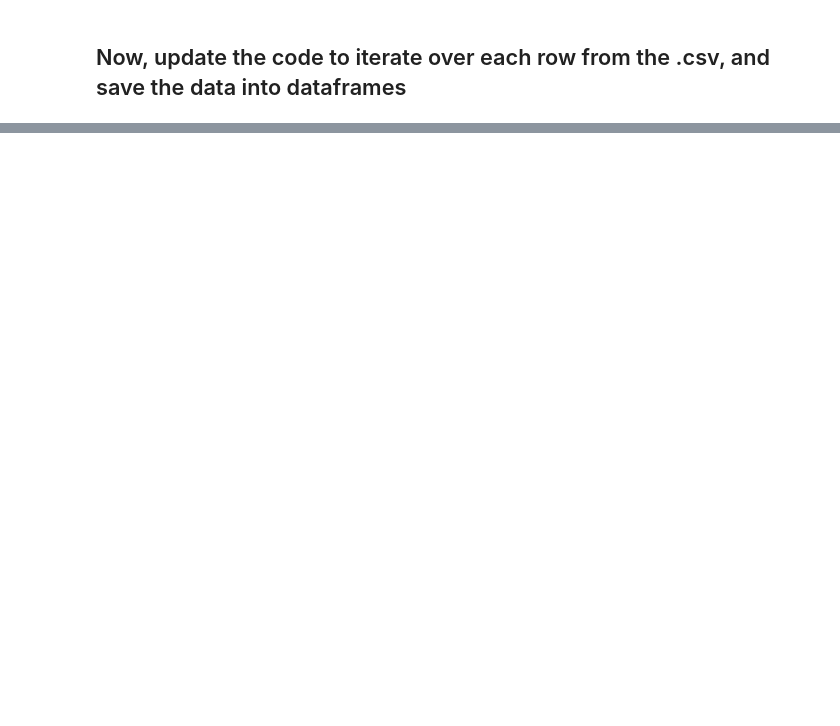
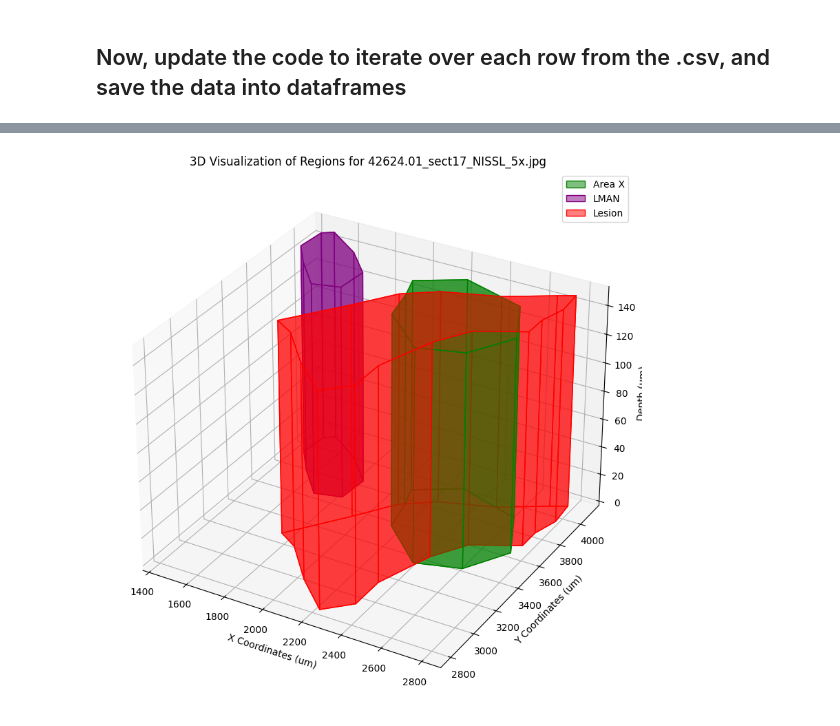
Before and after one commit to hulseyvincentr/Histology_analysis, a Jupyter notebook: notebooks/calc_Area_X_lesion_volume.ipynb, the cells around one changed output, grey strips where cells are left out. Cells and saved outputs as stored; diff of their text form; code cells hidden in the pictures; blank space fills up the shorter version.

Commit message:
Volume calculating and 3D plot works, trying to make 3D plot interactive so I can adjust axes for better visibility.

```diff
--- a/notebooks/calc_Area_X_lesion_volume.ipynb
+++ b/notebooks/calc_Area_X_lesion_volume.ipynb
@@ -37,7 +37,7 @@ import matplotlib.pyplot as plt
 import ast  # to convert coordinate strings to lists
 
 # Load the CSV data into a DataFrame
-csv_path = '/Users/mirandahulsey-vincent/Documents/allPythonCode/Histology_analysis/inputs/USA5288_042624.01_ROIs/42624.01_nuclei_and_lesion_traces.csv'
+csv_path = '/Users/mirandahulsey-vincent/Documents/allPythonCode/Histology_analysis/inputs/for_rose_3_output_ROIs/USA5288_042624.01_ROIs/42624.01_nuclei_and_lesion_traces.csv'
 df = pd.read_csv(csv_path)
 
 # Select one image row for visualization
@@ -740,0 +1374,70 @@ print("Analysis complete. Results saved to 'lesion_analysis_results.csv'.")
+# %%
+import pandas as pd
+import matplotlib.pyplot as plt
+from mpl_toolkits.mplot3d.art3d import Poly3DCollection
+from shapely.geometry import Polygon
+import ast  # to convert coordinate strings to lists
+
+# Load coordinate data into df
+csv_path = '/Users/mirandahulsey-vincent/Documents/allPythonCode/Histology_analysis/inputs/for_rose_3_output_ROIs/USA5288_042624.01_ROIs/42624.01_nuclei_and_lesion_traces.csv'
+df = pd.read_csv(csv_path)
+
+# Load calculated data, including effective thickness, into results_df
+results_path = '/Users/mirandahulsey-vincent/Documents/allPythonCode/Histology_analysis/inputs/for_rose_3_output_ROIs/USA5288_042624.01_ROIs/lesion_analysis_results_with_section_volume.csv'
+results_df = pd.read_csv(results_path)
+
+# Select a row index for visualization
+selected_row_index = 6  # Adjust as needed to visualize a different row
+selected_row_df = df.iloc[selected_row_index]  # Row from df with coordinate data
+selected_row_results = results_df.iloc[selected_row_index]  # Row from results_df with effective thickness
+
+# Helper function to convert coordinates from strings to lists
+def parse_coords(coord_string):
+    return ast.literal_eval(coord_string) if pd.notnull(coord_string) else None
+
+# Extract coordinates and effective thickness for each region
+area_x_x = parse_coords(selected_row_df['Area_X_x_coords'])
+area_x_y = parse_coords(selected_row_df['Area_X_y_coords'])
+lman_x = parse_coords(selected_row_df['LMAN_x_coords'])
+lman_y = parse_coords(selected_row_df['LMAN_y_coords'])
+lesion_x = parse_coords(selected_row_df['Lesion_x_coords'])
+lesion_y = parse_coords(selected_row_df['Lesion_y_coords'])
+
+effective_thickness = selected_row_results['Effective Thickness (um)']  # Ensure column name matches
+
+# Set up the 3D plot
+fig = plt.figure(figsize=(10, 10))
+ax = fig.add_subplot(111, projection='3d')
+
+# Function to plot a 3D prism for a region
+def plot_region_3d(ax, x_coords, y_coords, thickness, color, label):
+    if x_coords and y_coords:
+        poly = Polygon(zip(x_coords, y_coords))
+        x, y = poly.exterior.xy
+        z_base = 0
+        z_top = z_base + thickness
+
+        # Add top and bottom faces
+        ax.add_collection3d(Poly3DCollection([list(zip(x, y, [z_base] * len(x)))], color=color, alpha=0.5, label=label))
+        ax.add_collection3d(Poly3DCollection([list(zip(x, y, [z_top] * len(x)))], color=color, alpha=0.5))
+
+        # Create side faces connecting top and bottom
+        for i in range(len(x) - 1):
+            verts = [(x[i], y[i], z_base), (x[i + 1], y[i + 1], z_base),
+                     (x[i + 1], y[i + 1], z_top), (x[i], y[i], z_top)]
+            ax.add_collection3d(Poly3DCollection([verts], color=color, alpha=0.5))
+
+# Plot each region as a 3D prism using the coordinates from df and thickness from results_df
+plot_region_3d(ax, area_x_x, area_x_y, effective_thickness, color='green', label='Area X')
+plot_region_3d(ax, lman_x, lman_y, effective_thickness, color='purple', label='LMAN')
+plot_region_3d(ax, lesion_x, lesion_y, effective_thickness, color='red', label='Lesion')
+
+# Customize the 3D plot
+ax.set_xlabel("X Coordinates (um)")
+ax.set_ylabel("Y Coordinates (um)")
+ax.set_zlabel("Depth (um)")
+ax.set_title(f"3D Visualization of Regions for {selected_row_df['Image Name']}")
+plt.legend(loc='best')
+plt.show()
+# %% [output]
+[figure, added]
```
Also changed, not shown: parts of 21 cells of this notebook.
